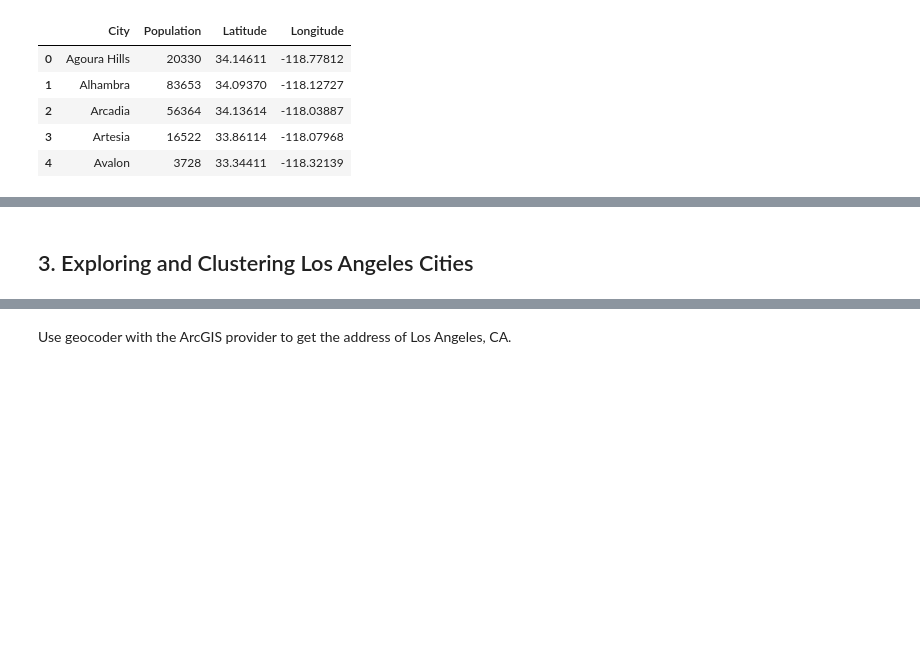
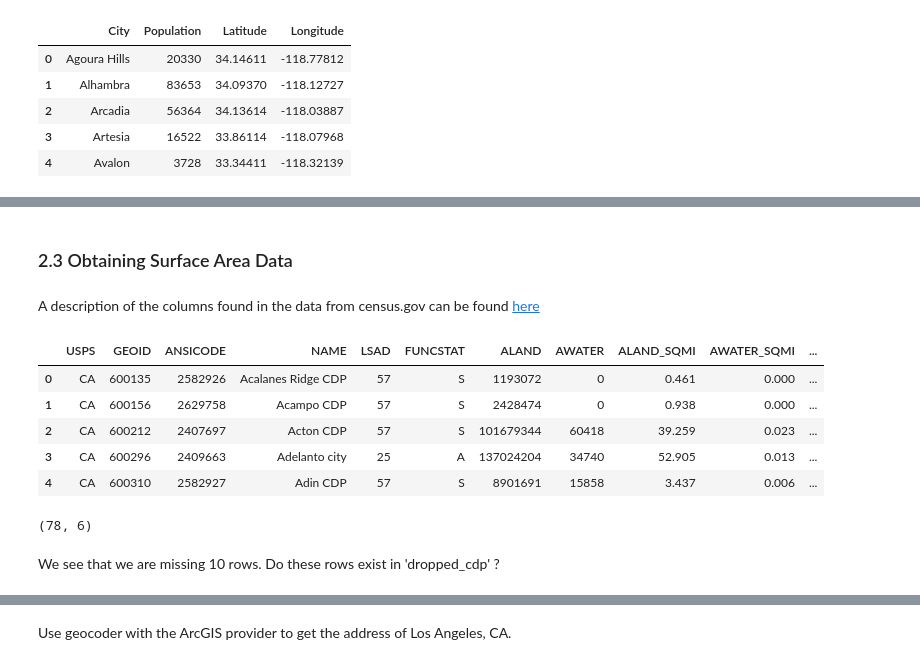
Before and after one commit to samuelchodur/Coursera_Capstone, a Jupyter notebook: Neighborhood_Battle.ipynb, the cells around one changed output, grey strips where cells are left out. Drawn from its saved outputs; the diff is of its cells as text; code cells hidden in the pictures; blank space fills up the shorter version.

```diff
--- a/Neighborhood_Battle.ipynb
+++ b/Neighborhood_Battle.ipynb
@@ -155,2 +144,0 @@ Are there any other data points we might find useful? City area?
-# %% [markdown]
-## 3. Exploring and Clustering Los Angeles Cities
@@ -156,0 +149,18 @@ Are there any other data points we might find useful? City area?
+# %% [markdown]
+### 2.3 Obtaining Surface Area Data
+# %% [markdown]
+A description of the columns found in the data from census.gov can be found [here](https://www.census.gov/programs-surveys/geography/technical-documentation/records-layout/gaz18-record-layouts.html)
+# %%
+surf_area_link = 'https://www2.census.gov/geo/docs/maps-data/data/gazetteer/2019_Gazetteer/2019_gaz_place_06.txt'
+# encoding parameter is needed to overcome a read issue
+data = pd.read_csv(surf_area_link, sep='\t', encoding='latin-1')
+# %%
+# well that was easier than expected!
+data.head()
+# %% [output]
+|  | USPS | GEOID | ANSICODE | NAME | LSAD | FUNCSTAT | ALAND | AWATER | ALAND_SQMI | AWATER_SQMI | ... |
+| 0 | CA | 600135 | 2582926 | Acalanes Ridge CDP | 57 | S | 1193072 | 0 | 0.461 | 0.000 | ... |
+| 1 | CA | 600156 | 2629758 | Acampo CDP | 57 | S | 2428474 | 0 | 0.938 | 0.000 | ... |
+| 2 | CA | 600212 | 2407697 | Acton CDP | 57 | S | 101679344 | 60418 | 39.259 | 0.023 | ... |
+| 3 | CA | 600296 | 2409663 | Adelanto city | 25 | A | 137024204 | 34740 | 52.905 | 0.013 | ... |
+| 4 | CA | 600310 | 2582927 | Adin CDP | 57 | S | 8901691 | 15858 | 3.437 | 0.006 | ... |
@@ -156,0 +182,6 @@ Are there any other data points we might find useful? City area?
+# %%
+result.shape
+# %% [output]
+(78, 6)
+# %% [markdown]
+We see that we are missing 10 rows. Do these rows exist in 'dropped_cdp' ?
```
Also changed, not shown: parts of 79 cells of this notebook.
